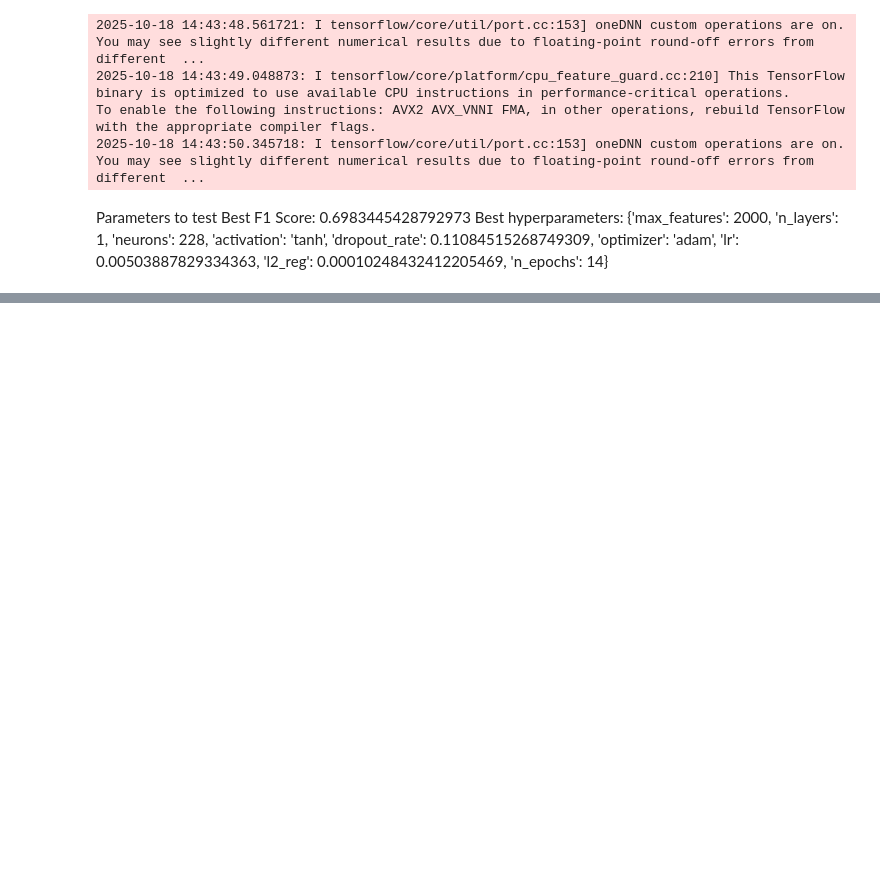
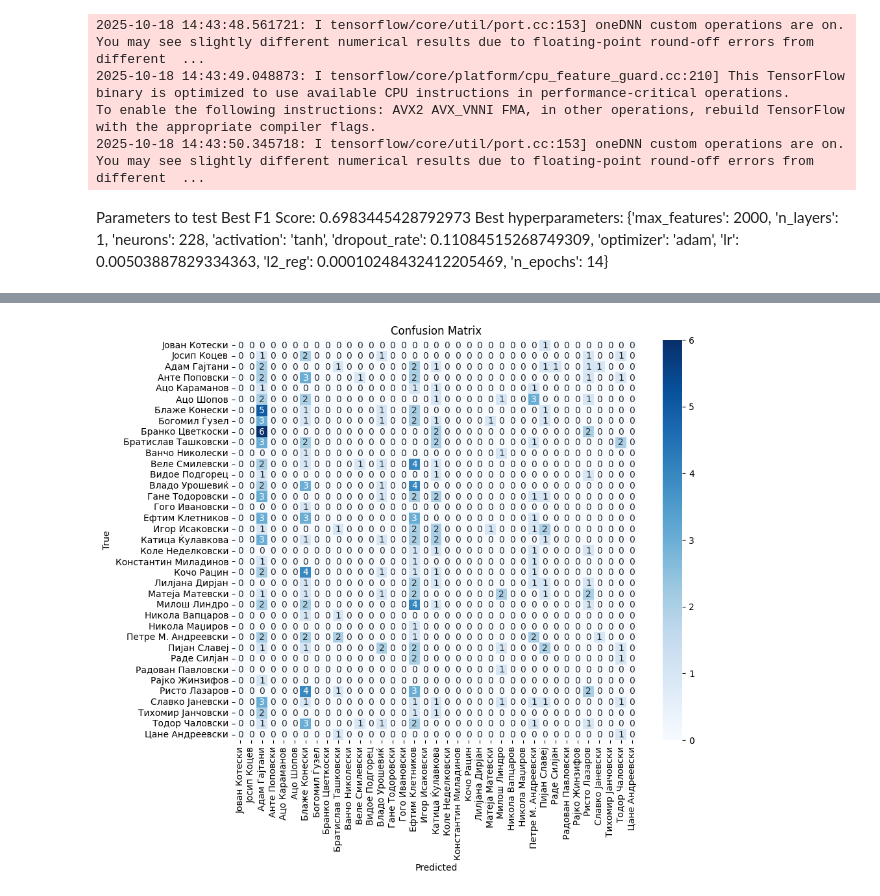
Before and after one commit to IvanNikolovBT/Diploma-Thesis, a Jupyter notebook: classification/categorization_tests.ipynb, the cells around one changed output, grey strips where cells are left out. Saved outputs shown, nothing was run; the diff lists cells and outputs as text; code cells hidden in the pictures; blank space fills up the shorter version.

```diff
--- a/classification/categorization_tests.ipynb
+++ b/classification/categorization_tests.ipynb
@@ -32,30 +32,22 @@ Best F1 Score: 0.6983445428792973
 Best hyperparameters: {'max_features': 2000, 'n_layers': 1, 'neurons': 228, 'activation': 'tanh', 'dropout_rate': 0.11084515268749309, 'optimizer': 'adam', 'lr': 0.00503887829334363, 'l2_reg': 0.00010248432412205469, 'n_epochs': 14}
 # %%
 import os
+os.environ["CUDA_VISIBLE_DEVICES"] = "-1"
+os.environ['TF_CPP_MIN_LOG_LEVEL'] = '2'
+import tensorflow as tf
+tf.config.set_visible_devices([], 'GPU')  # Explicitly disable GPU
+print("Num GPUs Available: ", len(tf.config.list_physical_devices('GPU')))
+from tensorflow import keras
+from tensorflow.keras import layers, regularizers
 import pandas as pd
 import numpy as np
-import tensorflow as tf
-from tensorflow import keras
-from tensorflow.keras import layers, regularizers
 from sklearn.feature_extraction.text import TfidfVectorizer
 from sklearn.preprocessing import LabelEncoder
 from sklearn.metrics import f1_score, confusion_matrix
+import seaborn as sns
+import matplotlib.pyplot as plt
 
-# -----------------------------
-# GPU config
-# -----------------------------
-os.environ["TF_GPU_ALLOCATOR"] = "cuda_malloc_async"
-os.environ['TF_CPP_MIN_LOG_LEVEL'] = '2'
-from tensorflow.keras import mixed_precision
-mixed_precision.set_global_policy('mixed_float16')
-
-gpus = tf.config.list_physical_devices('GPU')
-for gpu in gpus:
-    tf.config.experimental.set_memory_growth(gpu, True)
-
-# -----------------------------
-# Best hyperparameters from Optuna
-# -----------------------------
+# Best hyperparameters
 best_params = {
     'max_features': 2000,
     'n_layers': 1,
@@ -68,39 +60,22 @@ best_params = {
     'n_epochs': 14
 }
 
-# -----------------------------
 # Load training dataset
-# -----------------------------
-TRAIN_CSV = "cleaned_songs.csv"  # your original training dataset
+TRAIN_CSV = "cleaned_songs.csv"
 df_train = pd.read_csv(TRAIN_CSV)
 df_train['song_text'] = df_train['song_text'].str.lower()
-
-# TF-IDF vectorizer fitted on training data
 vectorizer = TfidfVectorizer(
     max_features=best_params['max_features'], ngram_range=(1,2), min_df=2, max_df=0.8
 )
 X_train = vectorizer.fit_transform(df_train['song_text']).toarray()
-
-# Label encoder fitted on training data
 label_encoder = LabelEncoder()
 y_train = label_encoder.fit_transform(df_train['author'])
-
 num_classes = len(label_encoder.classes_)
-
-# Reshape for LSTM
 X_train = np.expand_dims(X_train, axis=1)
 
-# -----------------------------
 # Build model
-# -----------------------------
 model = keras.Sequential()
 model.add(layers.Input(shape=(1, X_train.shape[2])))
-
-# Optional dimensionality reduction
-if X_train.shape[2] > 1024:
-    model.add(layers.Dense(1024, activation="relu"))
-    model.add(layers.Reshape((1, 1024)))
-
 for i in range(best_params['n_layers']):
     return_sequences = i < best_params['n_layers'] - 1
     model.add(layers.LSTM(
@@ -109,48 +84,38 @@ for i in range(best_params['n_layers']):
         kernel_regularizer=regularizers.l2(best_params['l2_reg']),
         return_sequences=return_sequences
     ))
-    model.add(layers.Dropout(best_params['dropout_rate']))
-
+model.add(layers.Dropout(best_params['dropout_rate']))
 model.add(layers.Dense(num_classes, activation="softmax"))
-
 optimizer = keras.optimizers.Adam(learning_rate=best_params['lr'])
 model.compile(loss="sparse_categorical_crossentropy", optimizer=optimizer, metrics=["accuracy"])
 
-# -----------------------------
 # Train model
-# -----------------------------
-model.fit(
-    X_train, y_train,
-    epochs=best_params['n_epochs'],
-    batch_size=32,
-    verbose=1
-)
+model.fit(X_train, y_train, epochs=best_params['n_epochs'], batch_size=32, verbose=1)
 
-# -----------------------------
-# Load new dataset for evaluation
-# -----------------------------
-EVAL_CSV = "author_songs_created_only_with_styles.csv"  # new dataset
+# Load evaluation dataset
+EVAL_CSV = "../author_songs_created_only_with_styles.csv"
 df_eval = pd.read_csv(EVAL_CSV)
 df_eval['new_song'] = df_eval['new_song'].str.lower()
-
-# Transform using training vectorizer
 X_eval = vectorizer.transform(df_eval['new_song']).toarray()
 X_eval = np.expand_dims(X_eval, axis=1)
-
-# Only evaluate authors present in training
 mask = df_eval['author'].isin(label_encoder.classes_)
 X_eval = X_eval[mask.values]
 y_eval = df_eval['author'][mask].values
 y_eval_encoded = label_encoder.transform(y_eval)
 
-# -----------------------------
 # Evaluate
-# -----------------------------
 y_pred = np.argmax(model.predict(X_eval, verbose=0), axis=1)
 f1 = f1_score(y_eval_encoded, y_pred, average="weighted")
 print("F1 score on evaluation dataset:", f1)
-
-# Optional: confusion matrix
 cm = confusion_matrix(y_eval_encoded, y_pred)
 print("Confusion matrix:\n", cm)
+
+# Plot confusion matrix as a seaborn heatmap
+plt.figure(figsize=(10, 8))
+sns.heatmap(cm, annot=True, fmt='d', cmap='Blues',
+            xticklabels=label_encoder.classes_, yticklabels=label_encoder.classes_)
+plt.title('Confusion Matrix')
+plt.xlabel('Predicted')
+plt.ylabel('True')
+plt.show()
 # %% [output]
@@ -173,0 +149 @@ Name: count, dtype: int64
+[figure, added]
```
Also changed, not shown: parts of 3 cells of this notebook, 4 other files.
